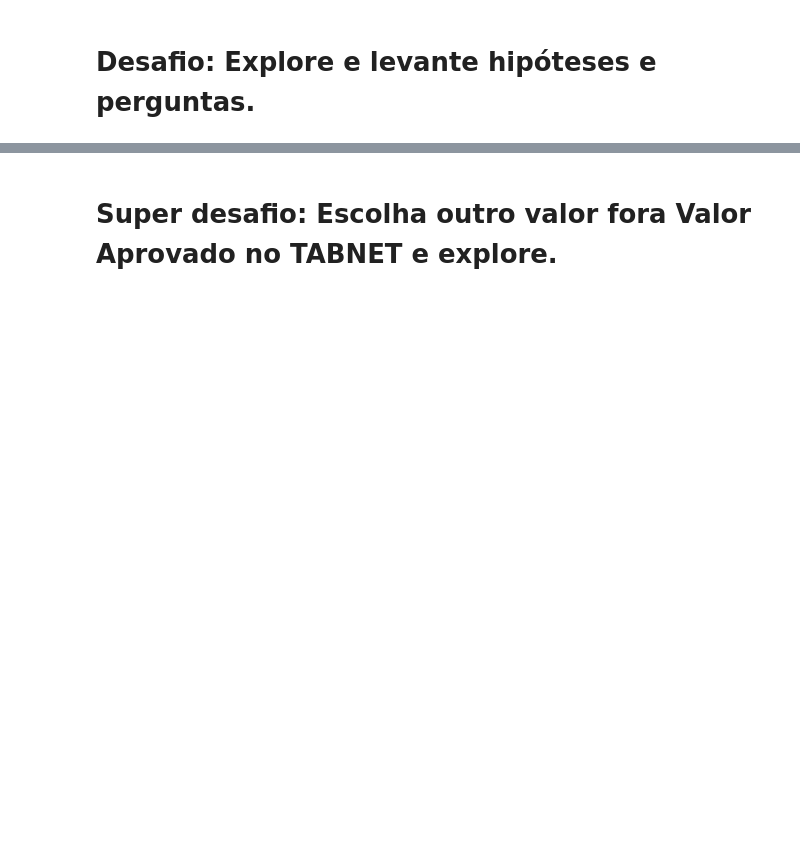
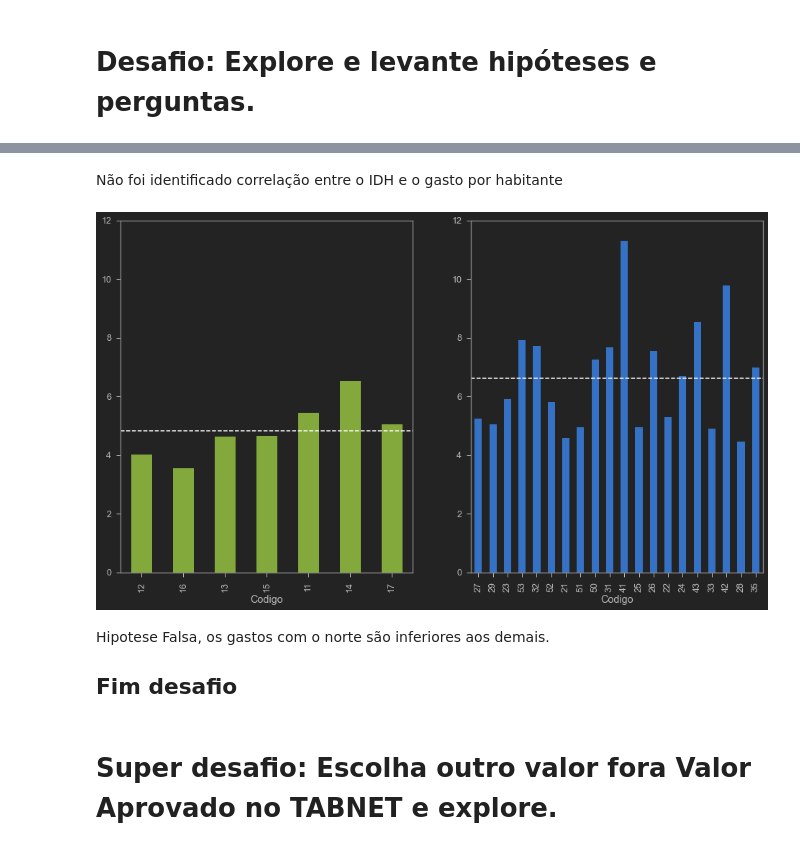
Before and after one commit to Igor-Arantes/Bootcamp-Data-Science-Aplicada, a Jupyter notebook: Modulo 1 - Analisando dados da saúde com Python e Pandas/Agendamento Hospitalar.ipynb, the cells around one changed output, grey strips where cells are left out. Cells and saved outputs as stored; diff of their text form; code cells hidden in the pictures; blank space fills up the shorter version.

Commit message:
Todas as aulas 5 dos  6 ultimos  desafios feitos

```diff
--- a/Modulo 1 - Analisando dados da saúde com Python e Pandas/Agendamento Hospitalar.ipynb
+++ b/Modulo 1 - Analisando dados da saúde com Python e Pandas/Agendamento Hospitalar.ipynb
@@ -705,2 +797,21 @@ Text(0, 0.5, '%')
+# %% [markdown]
+Não foi identificado correlação entre o IDH e o gasto por habitante
+# %%
+plt.figure(figsize=(16,9))
+plt.subplot(1,2,1)
+gasto_idh_norte = gasto_idh.query('Codigo < "20"')
+ax = gasto_idh_norte['Gasto por Habitante'].plot(kind='bar',color='g')
+ax.axhline(gasto_idh_norte['Gasto por Habitante'].mean(),color='w',linestyle='--')
+plt.ylim(0,12)
+plt.subplot(1,2,2)
+ax=gasto_idh.query('Codigo >= "20"')['Gasto por Habitante'].plot(kind='bar')
+ax.axhline(gasto_idh.query('Codigo >= "20"')['Gasto por Habitante'].mean(),color='w',linestyle='--')
+plt.ylim(0,12)
+plt.show()
+# %% [output]
+[figure, added]
+# %% [markdown]
+Hipotese Falsa, os gastos com o norte são inferiores aos demais.
+## Fim desafio
 # %% [markdown]
 # Super desafio: Escolha outro valor fora Valor Aprovado no TABNET e explore.
```
Also changed, not shown: parts of 20 cells of this notebook, 1 other file.
